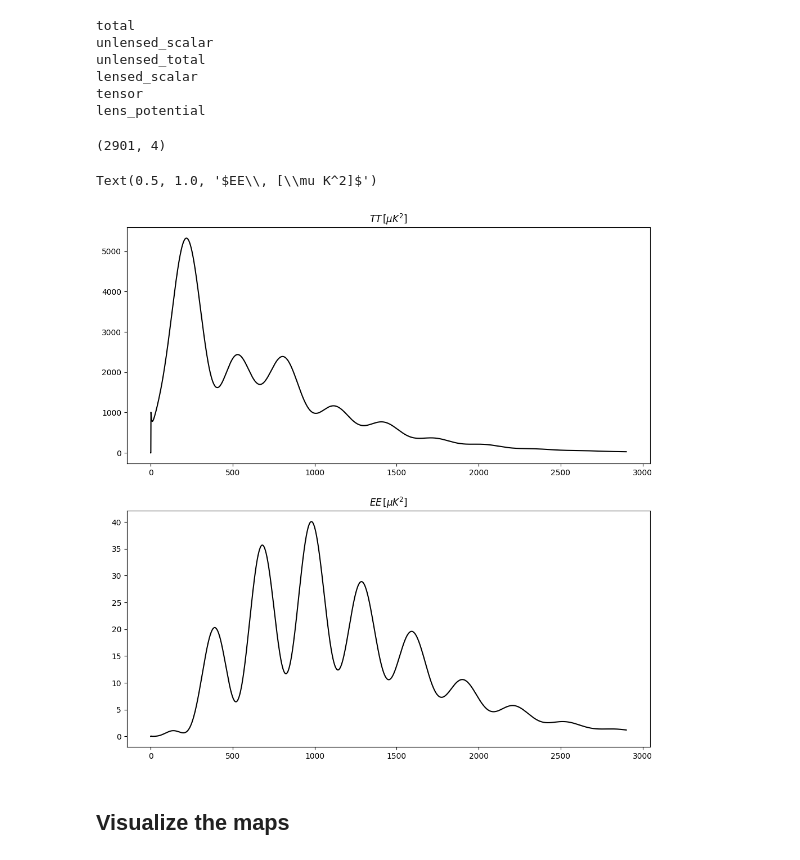
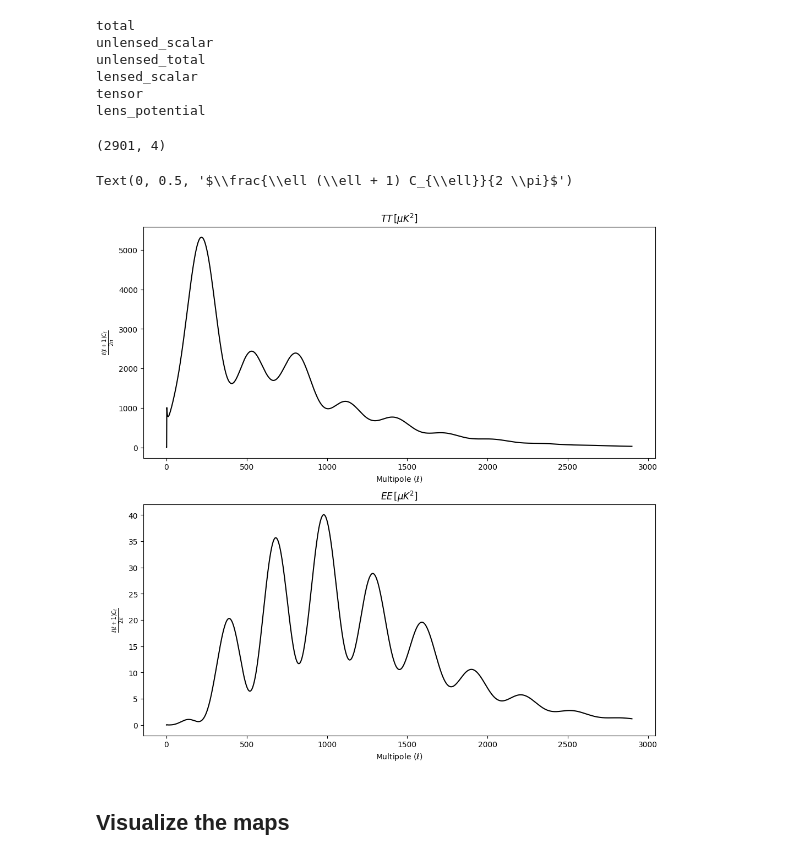
Before and after one commit to mehta-harsh/IAGRG-cmb2, a Jupyter notebook: CMB Physics Tutorial-1.ipynb, the cells around one changed output. Drawn from its saved outputs; the diff is of its cells as text; code cells hidden in the pictures.

```diff
--- a/CMB Physics Tutorial-1.ipynb
+++ b/CMB Physics Tutorial-1.ipynb
@@ -14,7 +14,7 @@ from camb import model, initialpower
 # %%
 #The defaults give one massive neutrino and helium set using BBN consistency
 pars = camb.set_params(H0=70, ombh2=0.022, omch2=0.122, mnu=0.06, omk=0, tau=0.06,
-                       As=2e-9, ns=0.965, halofit_version='mead', max_l=3000)
+                       As=2e-9, ns=0.965,max_l=3000)
 # %% [markdown]
 ## Get Results
 # %%
@@ -31,16 +31,20 @@ lens_potential
 # %%
 totCL=powers['total']
 print(totCL.shape)
 ls = np.arange(totCL.shape[0])
 fig, ax = plt.subplots(2,1, figsize = (12,12))
 ax[0].plot(ls,totCL[:,0], color='k')
 ax[0].set_title(r'$TT\, [\mu K^2]$')
 ax[1].plot(ls,totCL[:,1], color='k')
 ax[1].set_title(r'$EE\, [\mu K^2]$')
+ax[0].set_xlabel(r"Multipole ($\ell$)")
+ax[1].set_xlabel(r"Multipole ($\ell$)")
+ax[0].set_ylabel(r"$\frac{\ell (\ell + 1) C_{\ell}}{2 \pi}$")
+ax[1].set_ylabel(r"$\frac{\ell (\ell + 1) C_{\ell}}{2 \pi}$")
 # %% [output]
 (2901, 4)
-Text(0.5, 1.0, '$EE\\, [\\mu K^2]$')
+Text(0, 0.5, '$\\frac{\\ell (\\ell + 1) C_{\\ell}}{2 \\pi}$')
-[figure, old version]
+[figure, new version]
 # %% [markdown]
 ## Visualize the maps
 # %%
```
Also changed, not shown: parts of 7 cells of this notebook.
